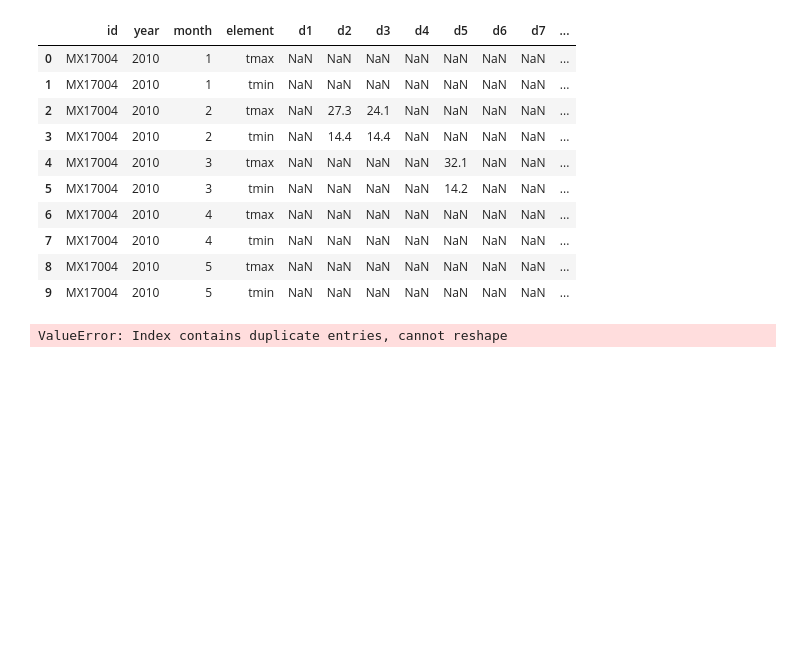
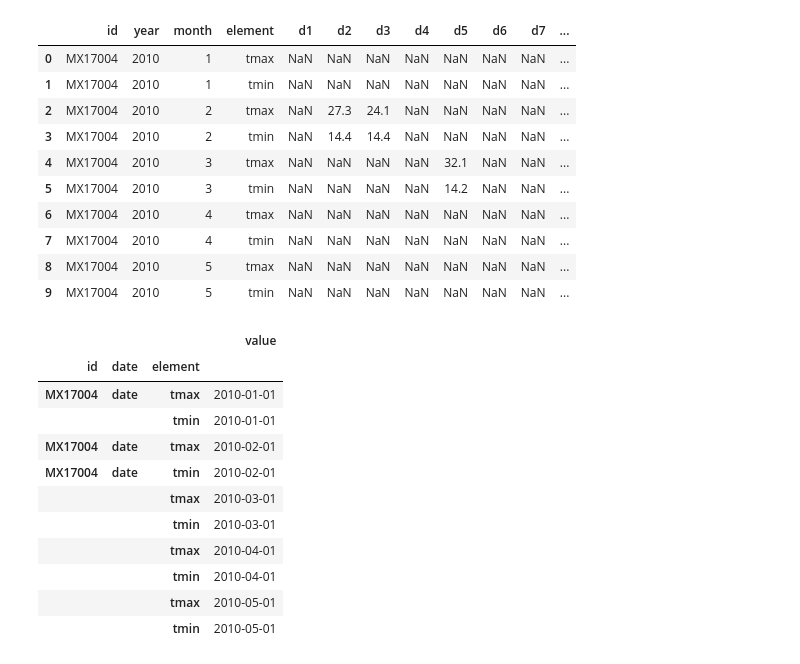
Before and after one commit to shionguha/cosc3570-introdatascience-fa19, a Jupyter notebook: python-notebooks-class/tidydata-sep12-updated.ipynb, the cells around one changed output. Cells and saved outputs as stored; diff of their text form; code cells hidden in the pictures; blank space fills up the shorter version.

```diff
--- a/python-notebooks-class/tidydata-sep12-updated.ipynb
+++ b/python-notebooks-class/tidydata-sep12-updated.ipynb
@@ -147,13 +147,18 @@ df
 | 9 | MX17004 | 2010 | 5 | tmin | NaN | NaN | NaN | NaN | NaN | NaN | NaN | ... |
 # %%
 df = pd.melt(df, id_vars=['id', 'year', 'month', 'element'],value_vars=list(df.columns)[4:],var_name='date', value_name='value')
-# %%
-df = df.loc[df['value'] != '---', ['id', 'date', 'element', 'value']]
-df = df.set_index(['id', 'date', 'element'])
-df = df.unstack()
-df.columns = list(df.columns.get_level_values('element'))
-df = df.reset_index()
-df.to_csv('data/weather-tidy.csv', index=False)
-df
-# %% [output]
-ValueError: Index contains duplicate entries, cannot reshape
+# %%
+df.head(10)
+# %% [output]
+|  |  |  | value |
+| id | date | element |  |
+| MX17004 | date | tmax | 2010-01-01 |
+|  |  | tmin | 2010-01-01 |
+| MX17004 | date | tmax | 2010-02-01 |
+| MX17004 | date | tmin | 2010-02-01 |
+|  |  | tmax | 2010-03-01 |
+|  |  | tmin | 2010-03-01 |
+|  |  | tmax | 2010-04-01 |
+|  |  | tmin | 2010-04-01 |
+|  |  | tmax | 2010-05-01 |
+|  |  | tmin | 2010-05-01 |
```
